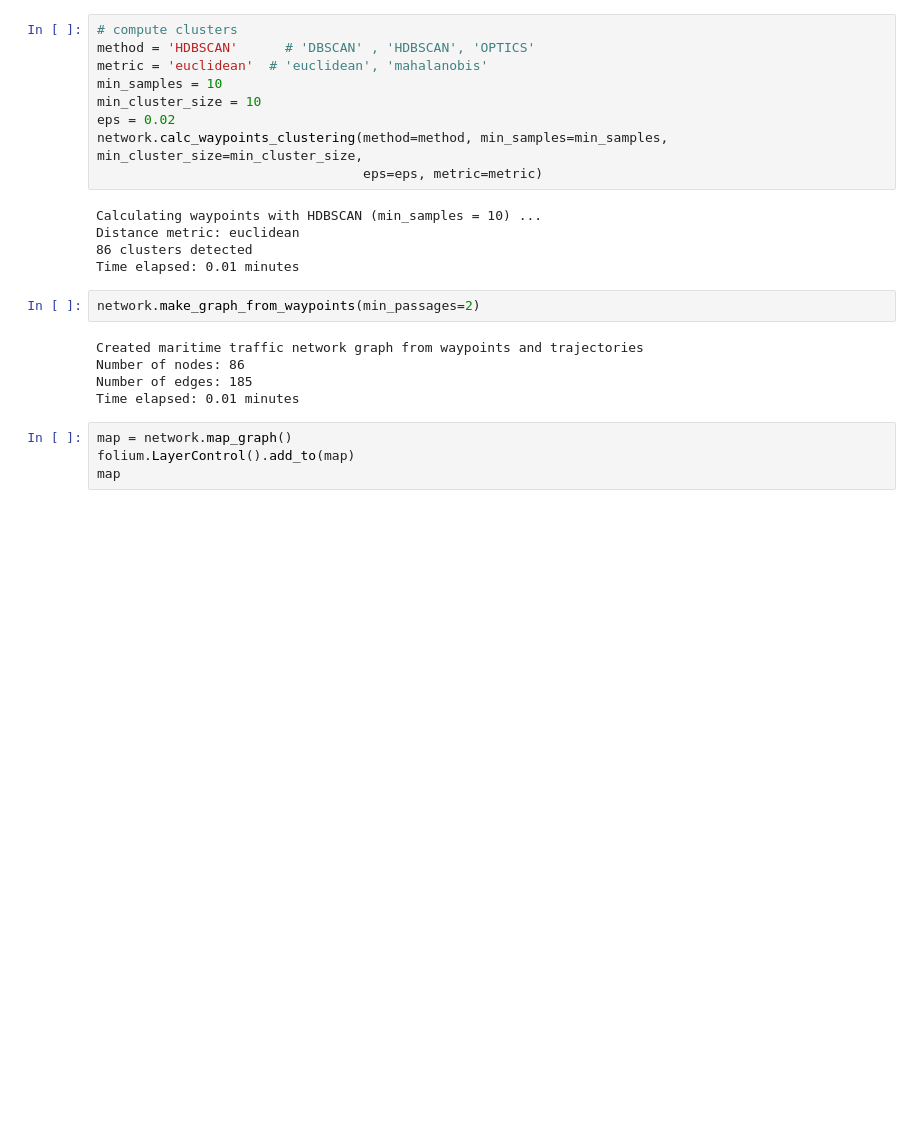
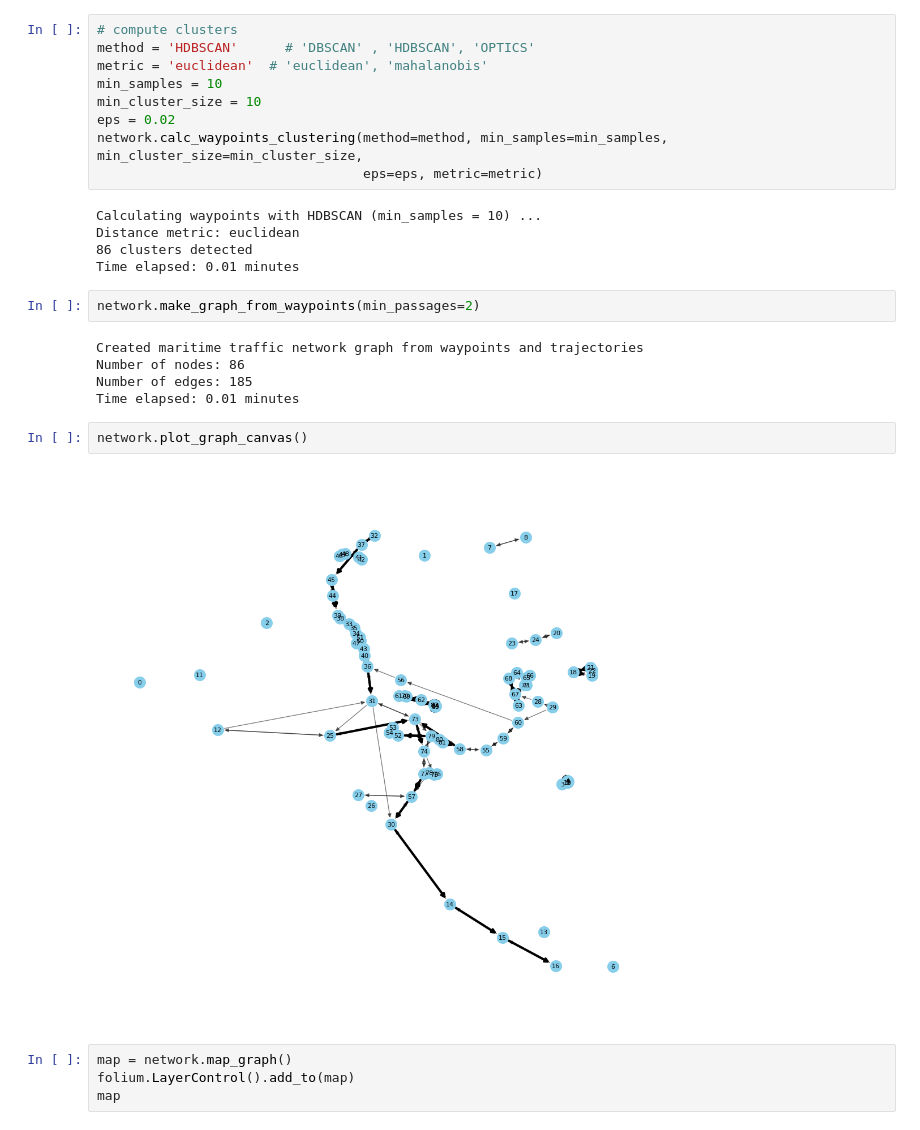
Before and after one commit to vhffm/maritime_route_prediction, a Jupyter notebook: notebooks/sandbox.ipynb, the cells around one changed output. Saved outputs shown, nothing was run; the diff lists cells and outputs as text; blank space fills up the shorter version.

```diff
--- a/notebooks/sandbox.ipynb
+++ b/notebooks/sandbox.ipynb
@@ -70,6 +70,10 @@ Created maritime traffic network graph from waypoints and trajectories
 Number of nodes: 86
 Number of edges: 185
 Time elapsed: 0.01 minutes
+# %%
+network.plot_graph_canvas()
+# %% [output]
+[figure, added]
 # %%
 map = network.map_graph()
 folium.LayerControl().add_to(map)
```
